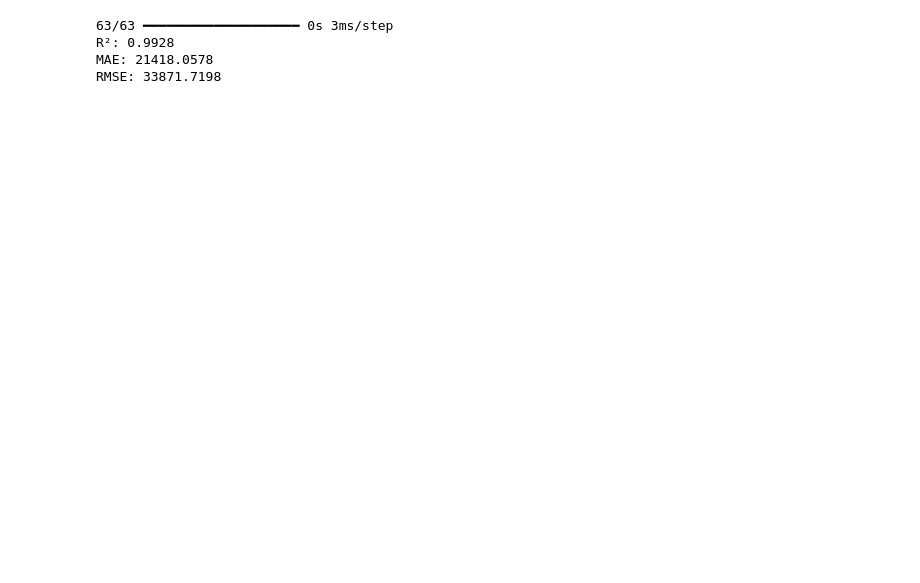
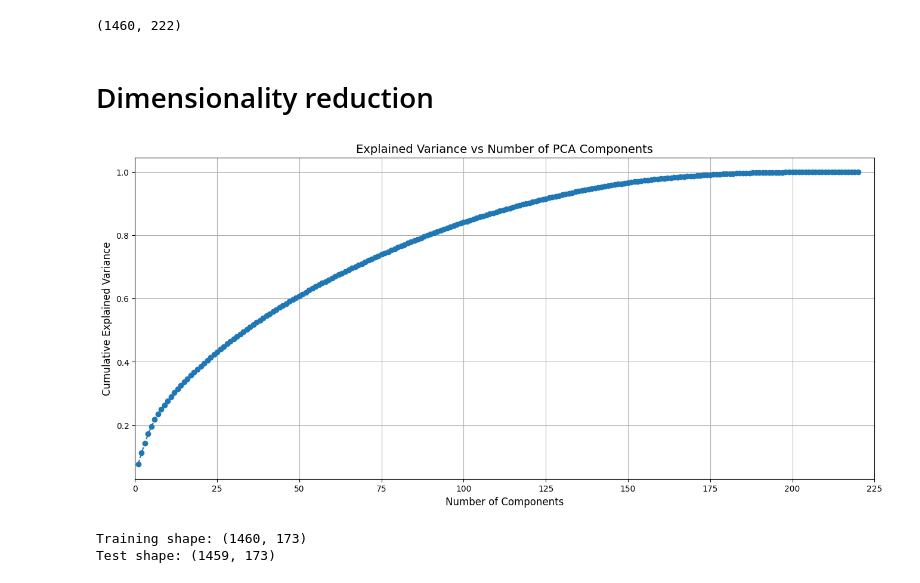
Before and after one commit to kibosivy/Property-Prices-Predictions, a Jupyter notebook: model_build.ipynb, the cells around one changed output. Saved outputs shown, nothing was run; the diff lists cells and outputs as text; code cells hidden in the pictures; blank space fills up the shorter version.

Commit message:
Data cleaning,analysis and model build

```diff
--- a/model_build.ipynb
+++ b/model_build.ipynb
@@ -393,16 +0,0 @@ plt.show()
-# %%
-# Evaluate
-y_pred_nn = model.predict(X_test_scaled)
-
-r2 = r2_score(y_test, y_pred_nn)
-mae = mean_absolute_error(y_test, y_pred_nn)
-rmse = np.sqrt(mean_squared_error(y_test, y_pred_nn))
-
-print(f"R²: {r2:.4f}")
-print(f"MAE: {mae:.4f}")
-print(f"RMSE: {rmse:.4f}")
-# %% [output]
-63/63 ━━━━━━━━━━━━━━━━━━━━ 0s 3ms/step
-R²: 0.9928
-MAE: 21418.0578
-RMSE: 33871.7198
@@ -408,0 +8,58 @@ RMSE: 33871.7198
+# %%
+train = pd.read_csv(r'processed_train.csv')
+test = pd.read_csv(r'processed_test.csv')
+# %%
+print(train.shape)
+# %% [output]
+(1460, 222)
+# %% [markdown]
+# Dimensionality reduction
+# %%
+# Separate IDs and target
+train_ids = train['Id']
+test_ids = test['Id']
+
+X_train = train.drop(['Id', 'SalePrice'], axis=1)
+y_train = train['SalePrice']
+X_test = test.drop(['Id'], axis=1)
+
+X_train, X_test = X_train.align(X_test, join='left', axis=1, fill_value=0)
+
+# Feature scaling
+scaler = StandardScaler()
+X_train_scaled = scaler.fit_transform(X_train)
+X_test_scaled = scaler.transform(X_test)
+
+# Apply PCA
+pca = PCA()
+X_train_pca_full = pca.fit_transform(X_train_scaled)
+X_test_pca_full = pca.transform(X_test_scaled)
+
+# Explained variance visualization
+variance = pca.explained_variance_ratio_
+components = np.arange(1, len(variance) + 1)
+
+plt.figure(figsize=(16, 7))
+plt.plot(components, np.cumsum(variance), marker='o', linestyle='--')
+plt.ylabel("Cumulative Explained Variance", fontsize=12)
+plt.xlabel("Number of Components", fontsize=12)
+plt.title("Explained Variance vs Number of PCA Components", fontsize=14)
+plt.grid(True)
+plt.xlim(0, len(variance) + 5)
+plt.show()
+# %% [output]
+[figure, added]
+# %%
+# Apply PCA with chosen number of components
+pca_opt = PCA(n_components=0.99)
+X_train_pca = pca_opt.fit_transform(X_train_scaled)
+X_test_pca = pca_opt.transform(X_test_scaled)
+
+X_train_final = pd.DataFrame(X_train_pca)
+X_test_final = pd.DataFrame(X_test_pca)
+
+print("Training shape:", X_train_final.shape)
+print("Test shape:", X_test_final.shape)
+# %% [output]
+Training shape: (1460, 173)
+Test shape: (1459, 173)
```
Also changed, not shown: parts of 36 cells of this notebook, 10 other files.
